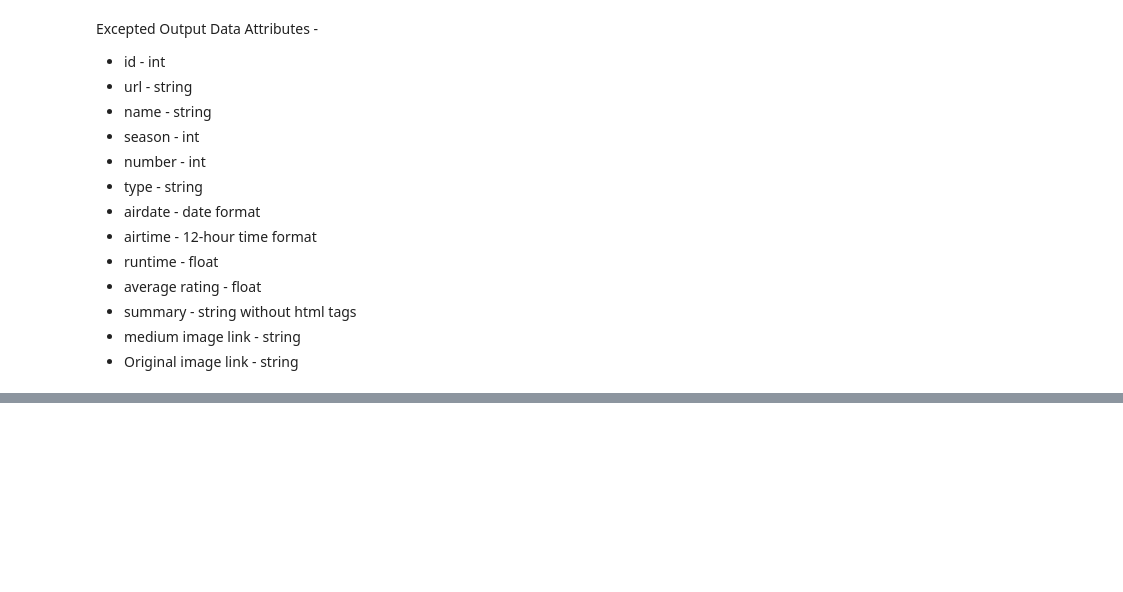
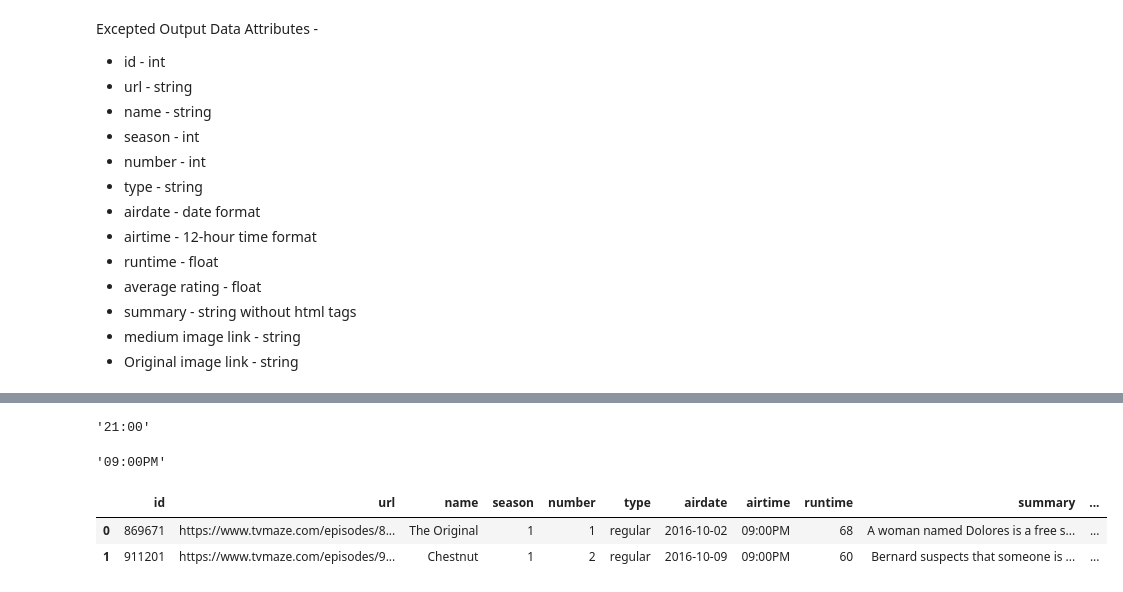
Before and after one commit to abhijitchak103/iNeuron-Assignments, a Jupyter notebook: Python Questions/Question 5.ipynb, the cells around one changed output, grey strips where cells are left out. Saved outputs shown, nothing was run; the diff lists cells and outputs as text; code cells hidden in the pictures; blank space fills up the shorter version.

```diff
--- a/Python Questions/Question 5.ipynb
+++ b/Python Questions/Question 5.ipynb
@@ -94,0 +158,4 @@ Excepted Output Data Attributes -
+# %%
+# Lets drop rating column as data already captured
+
+df_copy.drop("rating", axis=1, inplace=True)
@@ -94,0 +181,37 @@ Excepted Output Data Attributes -
+# %%
+# The airtime looks to be 24-hour time format, but we need it to be 12-hour time format
+
+df_copy["airtime"][0]
+# %% [output]
+'21:00'
+# %%
+# Create a custom function to convert 24 hour data to 12 hour data
+
+def get_12_hour_time(s: str) -> str:
+    """
+    Converts 24-hour time to 12-hour time format
+    """
+
+    d = datetime.strptime(s, "%H:%M")
+
+    return d.strftime("%I:%M" "%p")
+# %%
+# Check for a test case
+
+d = datetime.strptime("21:00", "%H:%M")
+
+d.strftime("%I:%M" "%p")
+# %% [output]
+'09:00PM'
+# %%
+# Convert airtime format from 24 hour to 12 hour
+
+df_copy["airtime"] = df["airtime"].apply(lambda x: get_12_hour_time(x))
+# %%
+# Check head
+
+df_copy.head(2)
+# %% [output]
+|  | id | url | name | season | number | type | airdate | airtime | runtime | summary | ... |
+| 0 | 869671 | https://www.tvmaze.com/episodes/8... | The Original | 1 | 1 | regular | 2016-10-02 | 09:00PM | 68 | A woman named Dolores is a free s... | ... |
+| 1 | 911201 | https://www.tvmaze.com/episodes/9... | Chestnut | 1 | 2 | regular | 2016-10-09 | 09:00PM | 60 | Bernard suspects that someone is ... | ... |
```
Also changed, not shown: parts of 27 cells of this notebook, 1 other file.
